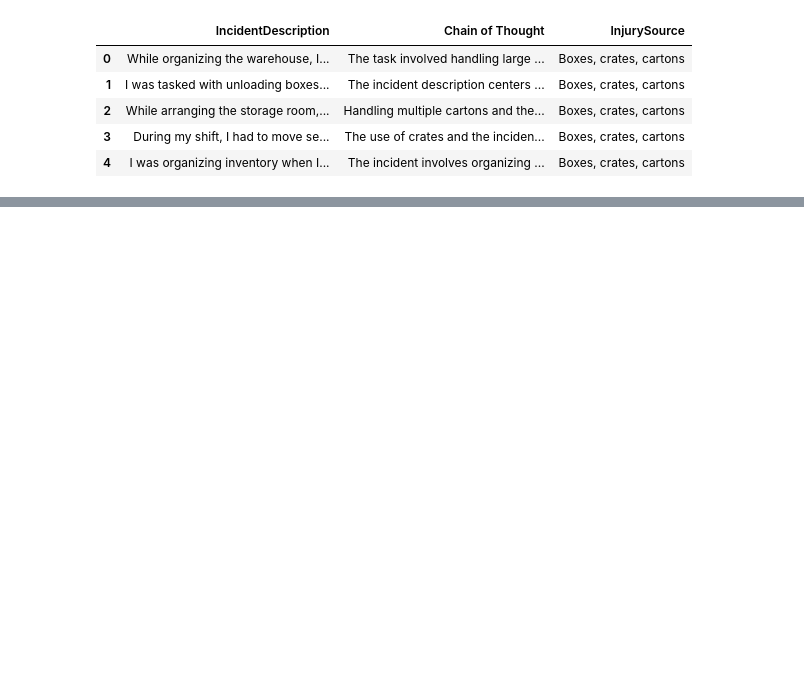
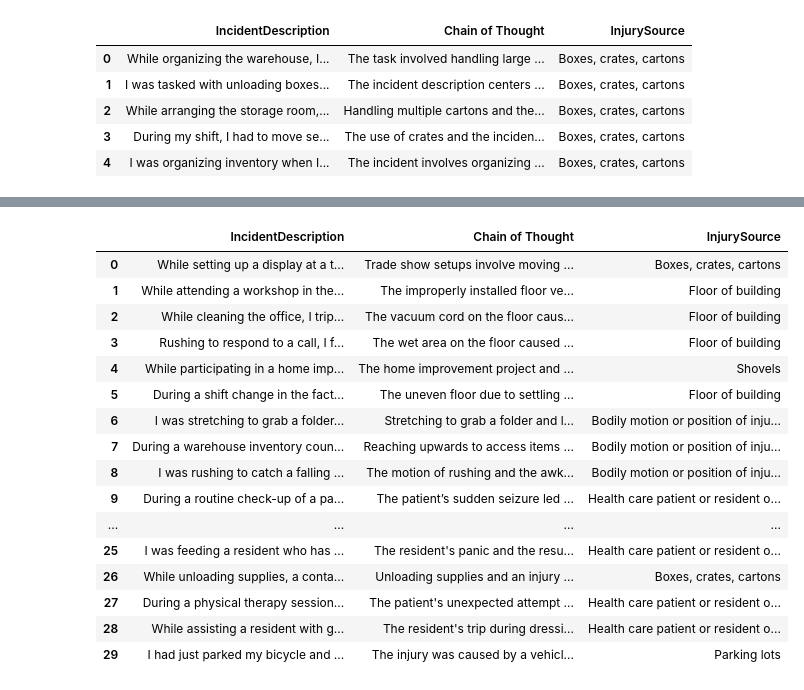
Before and after one commit to NimaZahediN/source-of-injury, a Jupyter notebook: notebooks/prompt.ipynb, the cells around one changed output, grey strips where cells are left out. Saved outputs shown, nothing was run; the diff lists cells and outputs as text; code cells hidden in the pictures; blank space fills up the shorter version.

```diff
--- a/notebooks/prompt.ipynb
+++ b/notebooks/prompt.ipynb
@@ -20,0 +18,23 @@ KeyError: 'Chain of Thought\t'
+# %%
+# Shuffle the order of the data by 'InjurySource'
+shuffled_df = df.sample(frac=1).reset_index(drop=True)
+# %%
+shuffled_df.head(30)
+# %% [output]
+|  | IncidentDescription | Chain of Thought | InjurySource |
+| 0 | While setting up a display at a t... | Trade show setups involve moving ... | Boxes, crates, cartons |
+| 1 | While attending a workshop in the... | The improperly installed floor ve... | Floor of building |
+| 2 | While cleaning the office, I trip... | The vacuum cord on the floor caus... | Floor of building |
+| 3 | Rushing to respond to a call, I f... | The wet area on the floor caused ... | Floor of building |
+| 4 | While participating in a home imp... | The home improvement project and ... | Shovels |
+| 5 | During a shift change in the fact... | The uneven floor due to settling ... | Floor of building |
+| 6 | I was stretching to grab a folder... | Stretching to grab a folder and l... | Bodily motion or position of inju... |
+| 7 | During a warehouse inventory coun... | Reaching upwards to access items ... | Bodily motion or position of inju... |
+| 8 | I was rushing to catch a falling ... | The motion of rushing and the awk... | Bodily motion or position of inju... |
+| 9 | During a routine check-up of a pa... | The patient’s sudden seizure led ... | Health care patient or resident o... |
+| ... | ... | ... | ... |
+| 25 | I was feeding a resident who has ... | The resident's panic and the resu... | Health care patient or resident o... |
+| 26 | While unloading supplies, a conta... | Unloading supplies and an injury ... | Boxes, crates, cartons |
+| 27 | During a physical therapy session... | The patient's unexpected attempt ... | Health care patient or resident o... |
+| 28 | While assisting a resident with g... | The resident's trip during dressi... | Health care patient or resident o... |
+| 29 | I had just parked my bicycle and ... | The injury was caused by a vehicl... | Parking lots |
```
Also changed, not shown: parts of 4 cells of this notebook, 3 other files.
